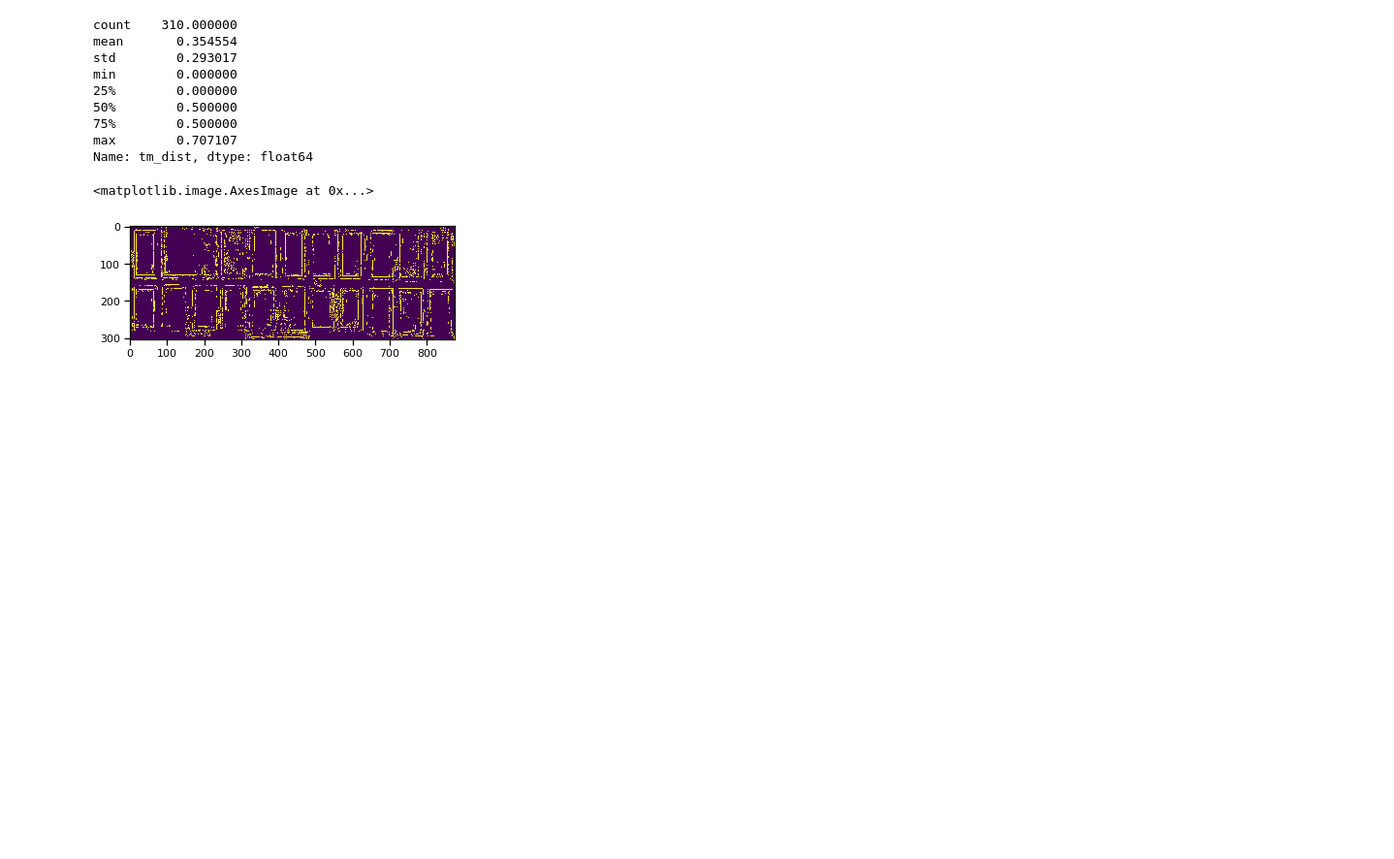
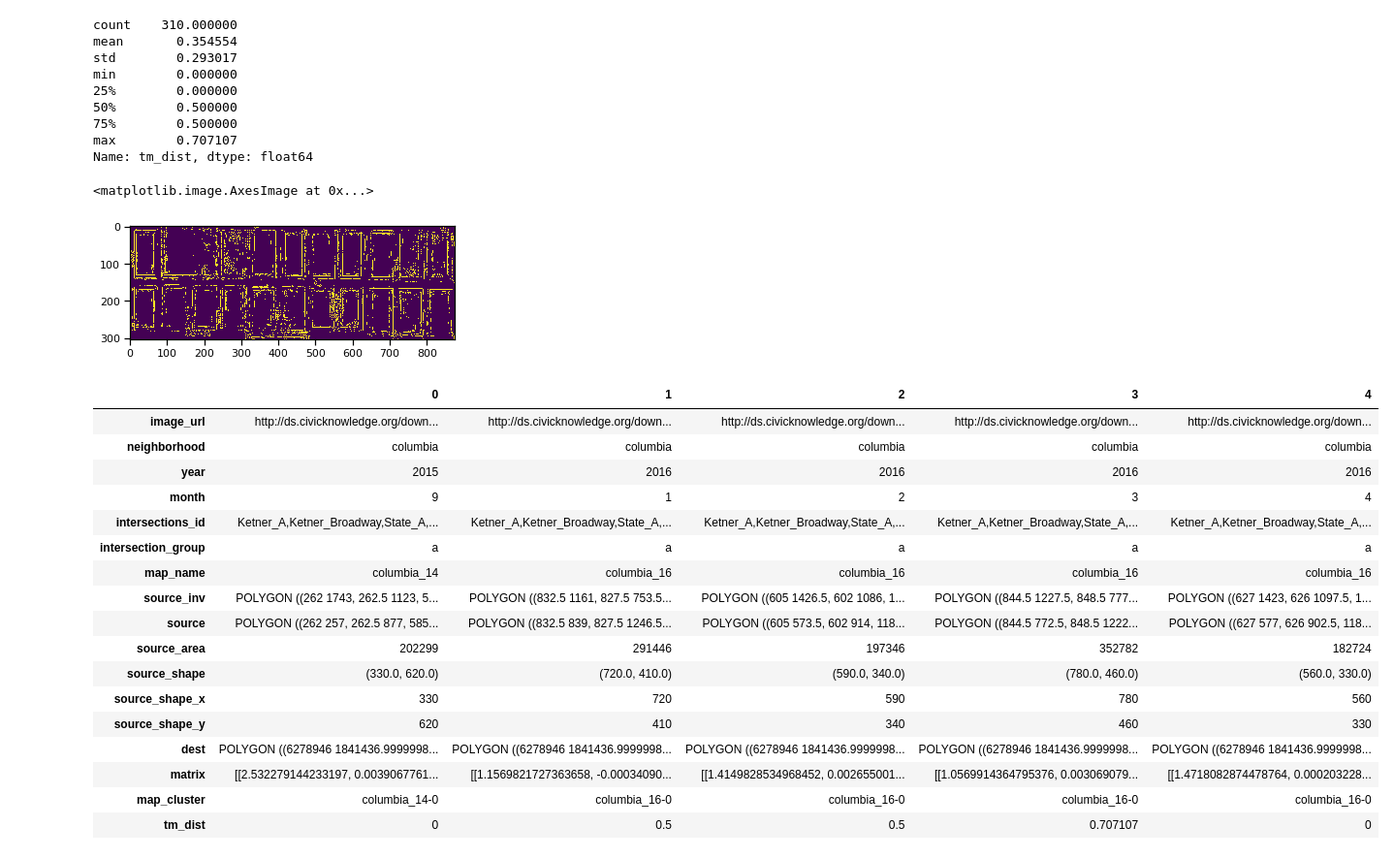
Before and after one commit to sandiegodata-projects/homelessness, a Jupyter notebook: datasets/sandiegodata.org-downtown_cv/notebooks/Template Matching Clusters.ipynb, the cells around one changed output. Shown at 97% size. Drawn from its saved outputs; the diff is of its cells as text; code cells hidden in the pictures; blank space fills up the shorter version.

```diff
--- a/datasets/sandiegodata.org-downtown_cv/notebooks/Template Matching Clusters.ipynb
+++ b/datasets/sandiegodata.org-downtown_cv/notebooks/Template Matching Clusters.ipynb
@@ -491,7 +496,7 @@ With a basic understanding of the template matching process, we can process all
 df['tm_dist'] = None
 
 for name, row in df.iterrows():
-    img = thresh(get_image(row.url))
+    img = thresh(get_image(row.image_url))
     kernel = thresh(crop_to_poly(row))
     dst = cv2.matchTemplate(img, kernel, cv2.TM_CCOEFF_NORMED)
     min_val, max_val, min_loc, max_loc = cv2.minMaxLoc(dst)
@@ -524,3 +529,24 @@ plt.imshow(thresh(list(match_templates.values())[5]))
 # %% [output]
 <matplotlib.image.AxesImage at 0x...>
 [figure]
+# %%
+df.head().T
+# %% [output]
+|  | 0 | 1 | 2 | 3 | 4 |
+| image_url | http://ds.civicknowledge.org/down... | http://ds.civicknowledge.org/down... | http://ds.civicknowledge.org/down... | http://ds.civicknowledge.org/down... | http://ds.civicknowledge.org/down... |
+| neighborhood | columbia | columbia | columbia | columbia | columbia |
+| year | 2015 | 2016 | 2016 | 2016 | 2016 |
+| month | 9 | 1 | 2 | 3 | 4 |
+| intersections_id | Ketner_A,Ketner_Broadway,State_A,... | Ketner_A,Ketner_Broadway,State_A,... | Ketner_A,Ketner_Broadway,State_A,... | Ketner_A,Ketner_Broadway,State_A,... | Ketner_A,Ketner_Broadway,State_A,... |
+| intersection_group | a | a | a | a | a |
+| map_name | columbia_14 | columbia_16 | columbia_16 | columbia_16 | columbia_16 |
+| source_inv | POLYGON ((262 1743, 262.5 1123, 5... | POLYGON ((832.5 1161, 827.5 753.5... | POLYGON ((605 1426.5, 602 1086, 1... | POLYGON ((844.5 1227.5, 848.5 777... | POLYGON ((627 1423, 626 1097.5, 1... |
+| source | POLYGON ((262 257, 262.5 877, 585... | POLYGON ((832.5 839, 827.5 1246.5... | POLYGON ((605 573.5, 602 914, 118... | POLYGON ((844.5 772.5, 848.5 1222... | POLYGON ((627 577, 626 902.5, 118... |
+| source_area | 202299 | 291446 | 197346 | 352782 | 182724 |
+| source_shape | (330.0, 620.0) | (720.0, 410.0) | (590.0, 340.0) | (780.0, 460.0) | (560.0, 330.0) |
+| source_shape_x | 330 | 720 | 590 | 780 | 560 |
+| source_shape_y | 620 | 410 | 340 | 460 | 330 |
+| dest | POLYGON ((6278946 1841436.9999998... | POLYGON ((6278946 1841436.9999998... | POLYGON ((6278946 1841436.9999998... | POLYGON ((6278946 1841436.9999998... | POLYGON ((6278946 1841436.9999998... |
+| matrix | [[2.532279144233197, 0.0039067761... | [[1.1569821727363658, -0.00034090... | [[1.4149828534968452, 0.002655001... | [[1.0569914364795376, 0.003069079... | [[1.4718082874478764, 0.000203228... |
+| map_cluster | columbia_14-0 | columbia_16-0 | columbia_16-0 | columbia_16-0 | columbia_16-0 |
+| tm_dist | 0 | 0.5 | 0.5 | 0.707107 | 0 |
```
Also changed, not shown: parts of 13 cells of this notebook, 8 other files.
